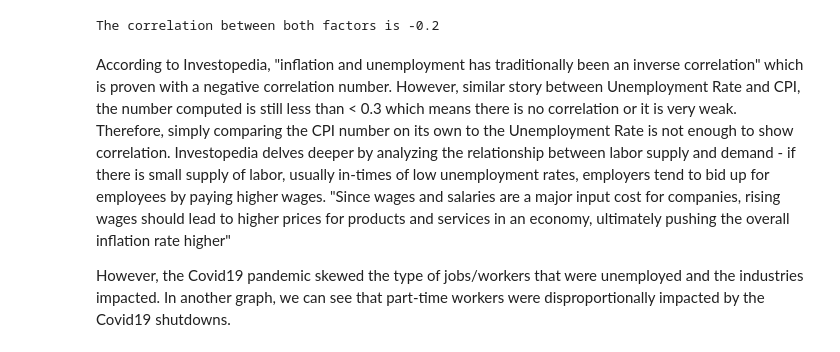
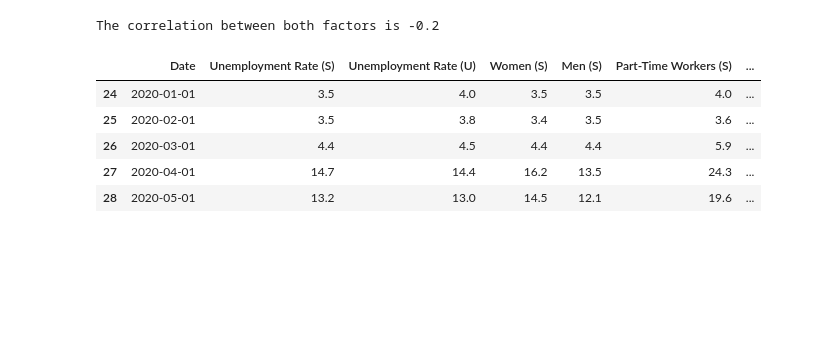
Before and after one commit to angelanarag/Project_1, a Jupyter notebook: code/Unemployment_Analysis_Angela.ipynb, the cells around one changed output. Saved outputs shown, nothing was run; the diff lists cells and outputs as text; code cells hidden in the pictures; blank space fills up the shorter version.

```diff
--- a/code/Unemployment_Analysis_Angela.ipynb
+++ b/code/Unemployment_Analysis_Angela.ipynb
@@ -669,7 +670,14 @@ correlation = st.pearsonr(merged_df['Unemployment Rate (S)'], merged_df['CPI'])
 print(f"The correlation between both factors is {round(correlation[0],2)}")
 # %% [output]
 The correlation between both factors is -0.2
-# %% [markdown]
- According to Investopedia, "inflation and unemployment has traditionally been an inverse correlation" which is proven with a negative correlation number. However, similar story between Unemployment Rate and CPI, the number computed is still less than < 0.3 which means there is no correlation or it is very weak. Therefore, simply comparing the CPI number on its own to the Unemployment Rate is not enough to show correlation.  Investopedia delves deeper by analyzing the relationship between labor supply and demand - if there is small supply of labor, usually in-times of low unemployment rates, employers tend to bid up for employees by paying higher wages.  "Since wages and salaries are a major input cost for companies, rising wages should lead to higher prices for products and services in an economy, ultimately pushing the overall inflation rate higher"
-
- However, the Covid19 pandemic skewed the type of jobs/workers that were unemployed and the industries impacted.  In another graph, we can see that part-time workers were disproportionally impacted by the Covid19 shutdowns.
+# %%
+# Create a new DataFrame starting April 2020 to December 2023 to prove the negative correlation
+merged2020_2022_df = merged_df[(merged_df["Year"] == 2020)  | (merged_df["Year"] == 2021) | (merged_df["Year"] == 2022)]
+merged2020_2022_df.head()
+# %% [output]
+|  | Date | Unemployment Rate (S) | Unemployment Rate (U) | Women (S) | Men (S) | Part-Time Workers (S) | ... |
+| 24 | 2020-01-01 | 3.5 | 4.0 | 3.5 | 3.5 | 4.0 | ... |
+| 25 | 2020-02-01 | 3.5 | 3.8 | 3.4 | 3.5 | 3.6 | ... |
+| 26 | 2020-03-01 | 4.4 | 4.5 | 4.4 | 4.4 | 5.9 | ... |
+| 27 | 2020-04-01 | 14.7 | 14.4 | 16.2 | 13.5 | 24.3 | ... |
+| 28 | 2020-05-01 | 13.2 | 13.0 | 14.5 | 12.1 | 19.6 | ... |
```
Also changed, not shown: parts of 7 cells of this notebook.
